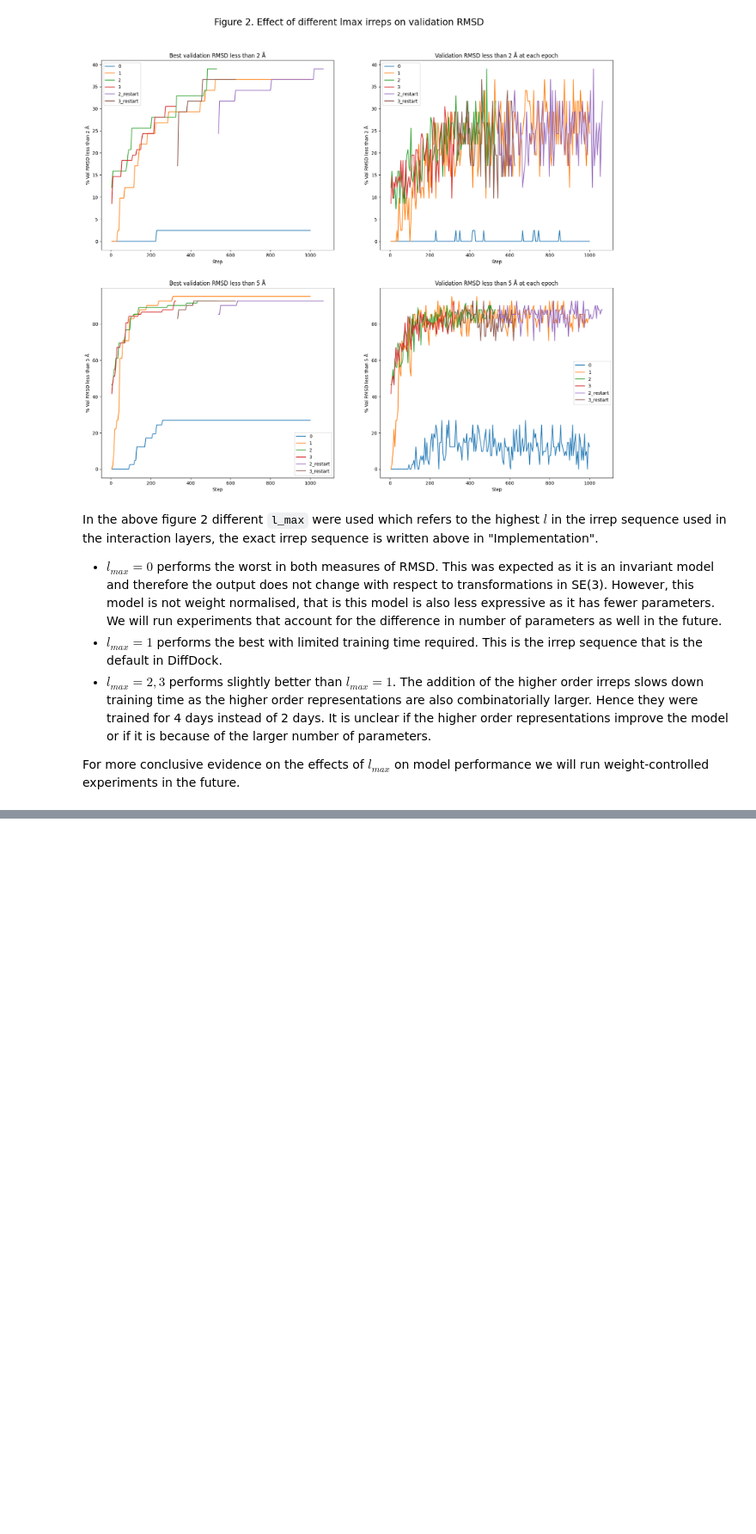
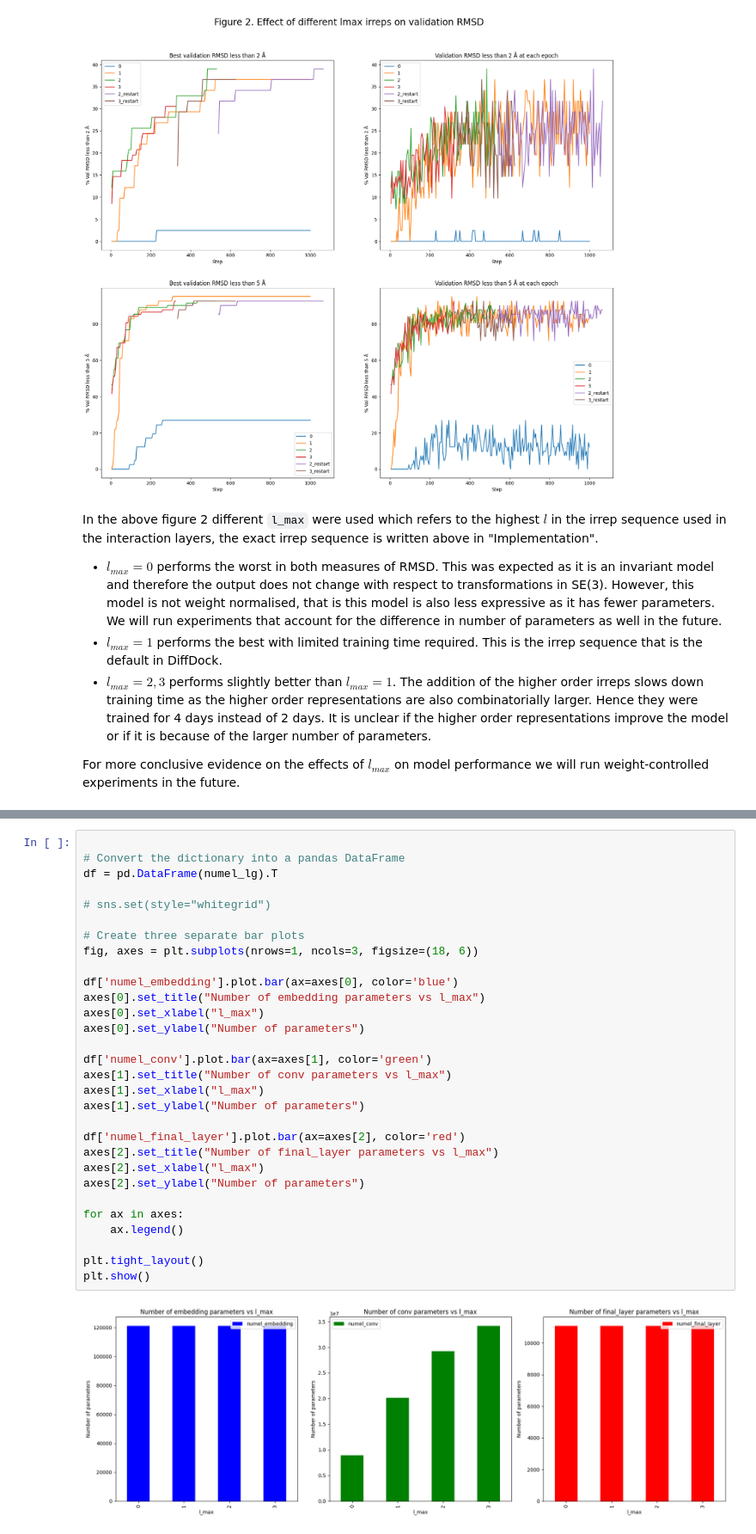
Before and after one commit to tomcobley/DiffDockExperiments, a Jupyter notebook: computational_essay_draft.ipynb, the cells around one changed output, grey strips where cells are left out. Shown at 86% size. Cells and saved outputs as stored; diff of their text form; blank space fills up the shorter version.

```diff
--- a/computational_essay_draft.ipynb
+++ b/computational_essay_draft.ipynb
@@ -554,0 +593,32 @@ For more conclusive evidence on the effects of $l_{max}$ on model performance we
+# %%
+
+# Convert the dictionary into a pandas DataFrame
+df = pd.DataFrame(numel_lg).T
+
+# sns.set(style="whitegrid")
+
+# Create three separate bar plots
+fig, axes = plt.subplots(nrows=1, ncols=3, figsize=(18, 6))
+
+df['numel_embedding'].plot.bar(ax=axes[0], color='blue')
+axes[0].set_title("Number of embedding parameters vs l_max")
+axes[0].set_xlabel("l_max")
+axes[0].set_ylabel("Number of parameters")
+
+df['numel_conv'].plot.bar(ax=axes[1], color='green')
+axes[1].set_title("Number of conv parameters vs l_max")
+axes[1].set_xlabel("l_max")
+axes[1].set_ylabel("Number of parameters")
+
+df['numel_final_layer'].plot.bar(ax=axes[2], color='red')
+axes[2].set_title("Number of final_layer parameters vs l_max")
+axes[2].set_xlabel("l_max")
+axes[2].set_ylabel("Number of parameters")
+
+for ax in axes:
+    ax.legend()
+
+plt.tight_layout()
+plt.show()
+# %% [output]
+[figure, added]
```
Also changed, not shown: parts of 15 cells of this notebook.
